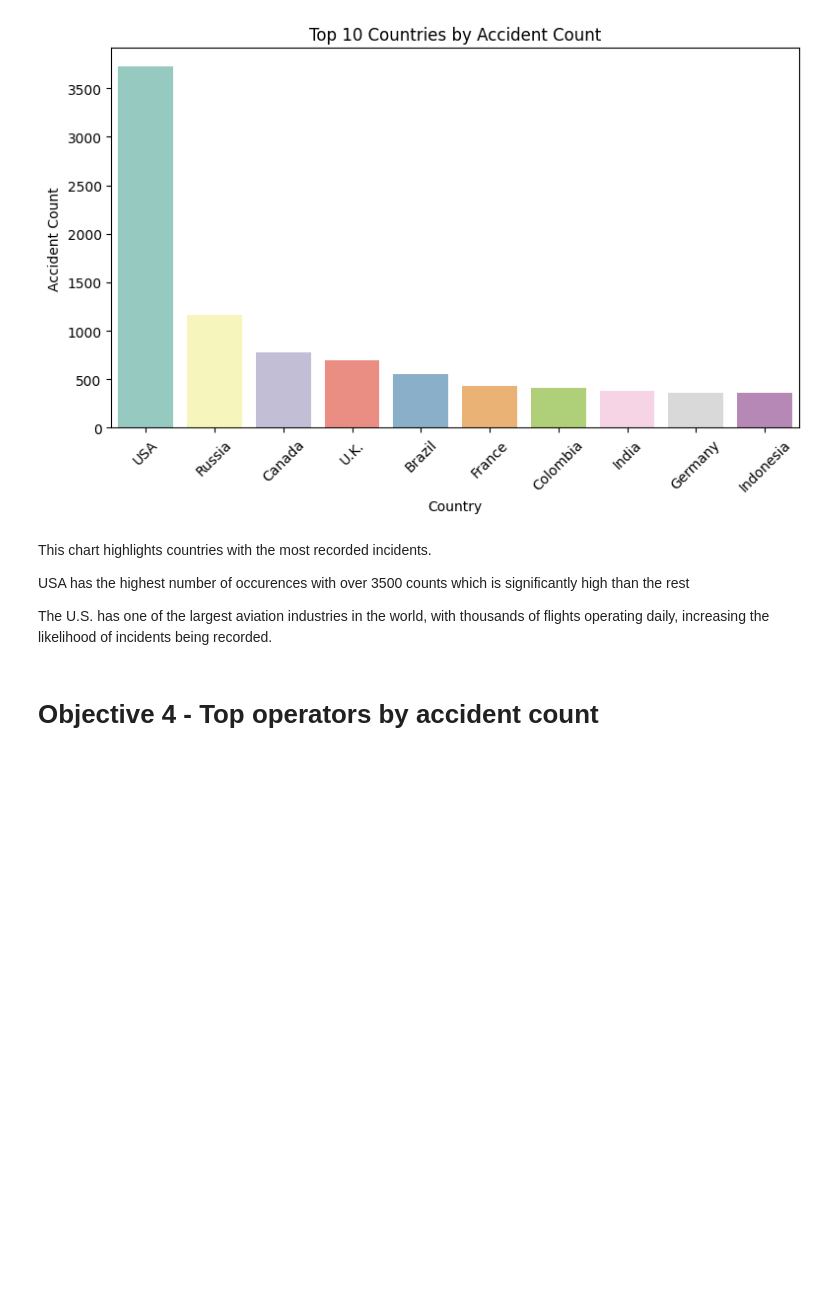
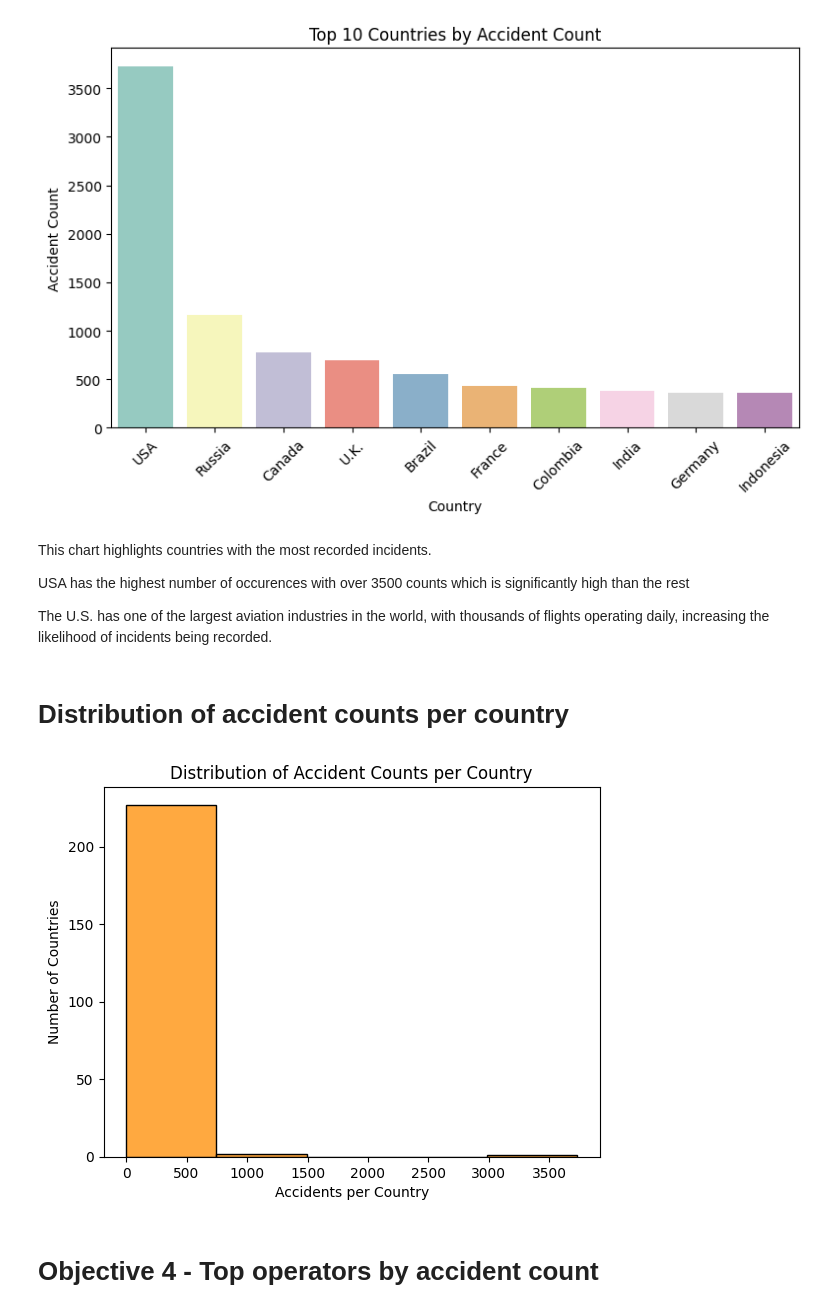
Before and after one commit to Kaks753/Projects, a Jupyter notebook: aviation_accidents.ipynb, the cells around one changed output. Saved outputs shown, nothing was run; the diff lists cells and outputs as text; code cells hidden in the pictures; blank space fills up the shorter version.

```diff
--- a/aviation_accidents.ipynb
+++ b/aviation_accidents.ipynb
@@ -367,6 +419,18 @@ This chart highlights countries with the most recorded incidents.
 USA has the highest number of occurences with over 3500 counts which is significantly high than the rest
 
 The U.S. has one of the largest aviation industries in the world, with thousands of flights operating daily, increasing the likelihood of incidents being recorded.
+# %% [markdown]
+# Distribution of accident counts per country
+# %%
+
+sns.histplot(aviation_accidents_cleaned['country'].value_counts(), bins=5, color="darkorange")
+plt.title("Distribution of Accident Counts per Country")
+plt.xlabel("Accidents per Country")
+plt.ylabel("Number of Countries")
+# plt.tight_layout()
+plt.show()
+# %% [output]
+[figure, added]
 # %% [markdown]
 # Objective 4 - Top operators by accident count
 # %%
```
Also changed, not shown: parts of 17 cells of this notebook.
